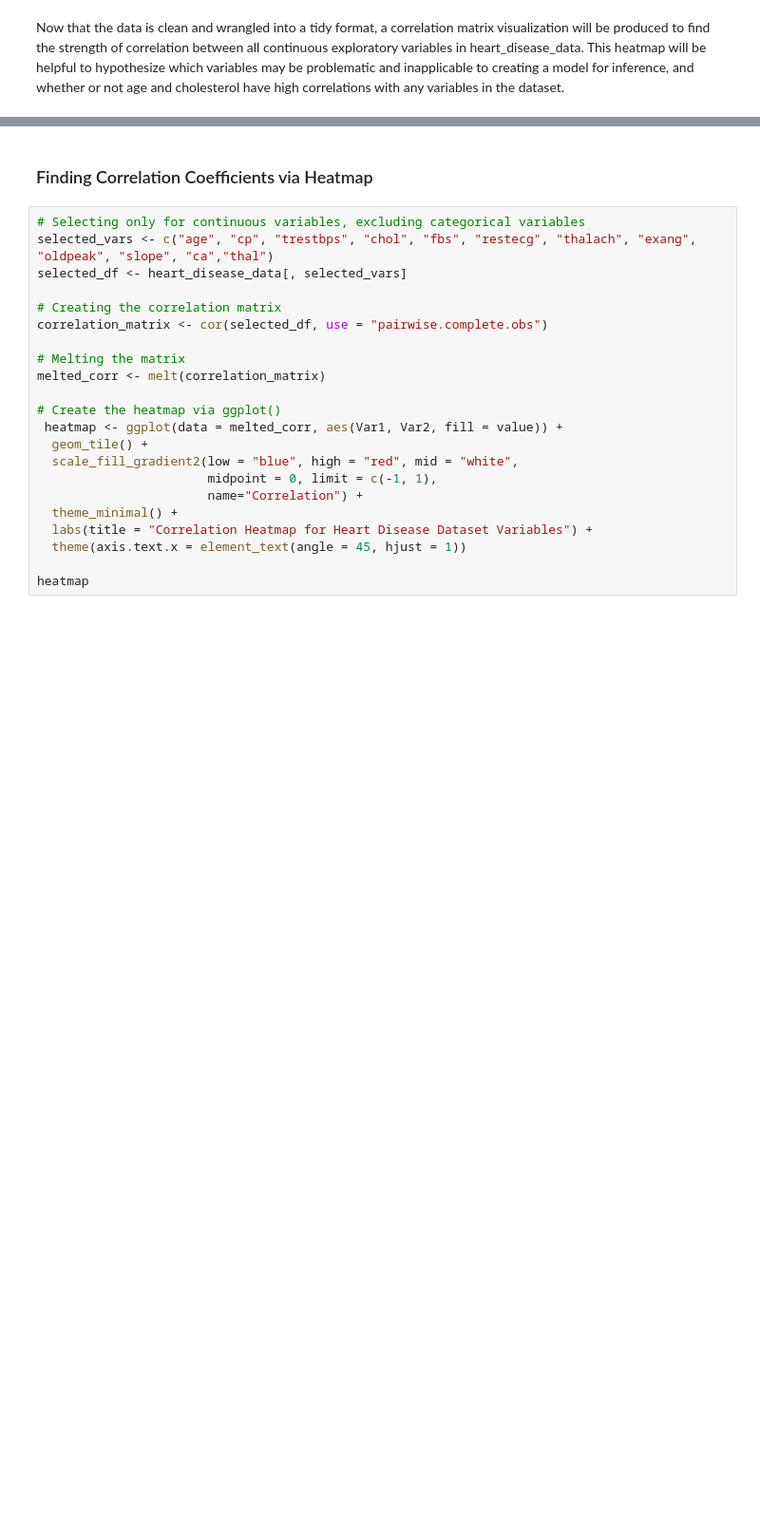
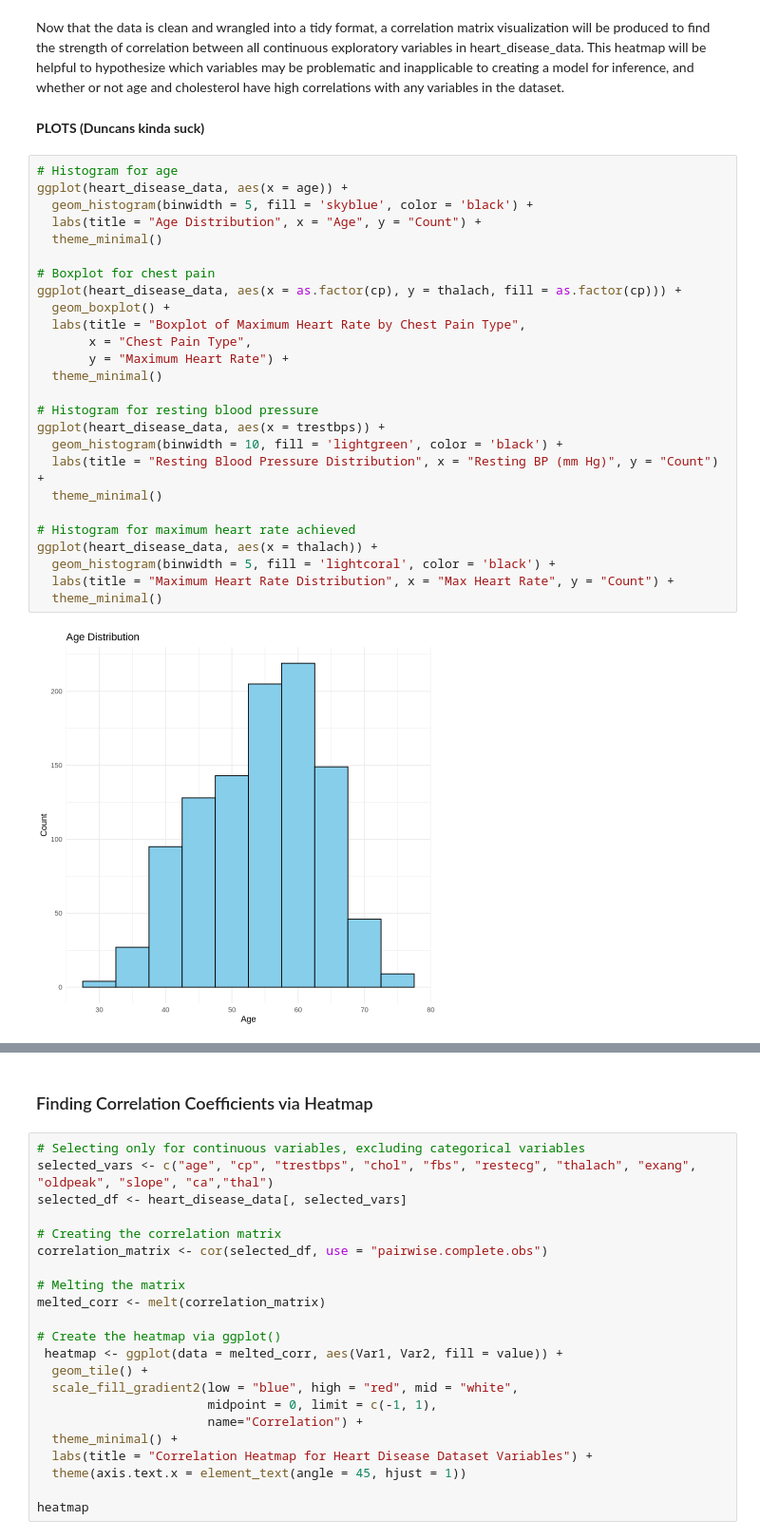
Before and after one commit to CCJS24/STAT301-Final-Project, a Jupyter notebook: C.S's Final Proj Code.ipynb, the cells around one changed output, grey strips where cells are left out. Shown at 95% size. Saved outputs shown, nothing was run; the diff lists cells and outputs as text; blank space fills up the shorter version.

```diff
--- a/C.S's Final Proj Code.ipynb
+++ b/C.S's Final Proj Code.ipynb
@@ -111,2 +127,32 @@ head(heart_disease_tibble, 5)
 # %% [markdown]
 Now that the data is clean and wrangled into a tidy format, a correlation matrix visualization will be produced to find the strength of correlation between all continuous exploratory variables in heart_disease_data. This heatmap will be helpful to hypothesize which variables may be problematic and inapplicable to creating a model for inference, and whether or not age and cholesterol have high correlations with any variables in the dataset.
+# %% [markdown]
+**PLOTS (Duncans kinda suck)**
+# %%
+# Histogram for age
+ggplot(heart_disease_data, aes(x = age)) +
+  geom_histogram(binwidth = 5, fill = 'skyblue', color = 'black') +
+  labs(title = "Age Distribution", x = "Age", y = "Count") +
+  theme_minimal()
+
+# Boxplot for chest pain
+ggplot(heart_disease_data, aes(x = as.factor(cp), y = thalach, fill = as.factor(cp))) +
+  geom_boxplot() +
+  labs(title = "Boxplot of Maximum Heart Rate by Chest Pain Type",
+       x = "Chest Pain Type",
+       y = "Maximum Heart Rate") +
+  theme_minimal()
+
+# Histogram for resting blood pressure
+ggplot(heart_disease_data, aes(x = trestbps)) +
+  geom_histogram(binwidth = 10, fill = 'lightgreen', color = 'black') +
+  labs(title = "Resting Blood Pressure Distribution", x = "Resting BP (mm Hg)", y = "Count") +
+  theme_minimal()
+
+# Histogram for maximum heart rate achieved
+ggplot(heart_disease_data, aes(x = thalach)) +
+  geom_histogram(binwidth = 5, fill = 'lightcoral', color = 'black') +
+  labs(title = "Maximum Heart Rate Distribution", x = "Max Heart Rate", y = "Count") +
+  theme_minimal()
+# %% [output]
+[figure, added]
```
Also changed, not shown: parts of 14 cells of this notebook.
